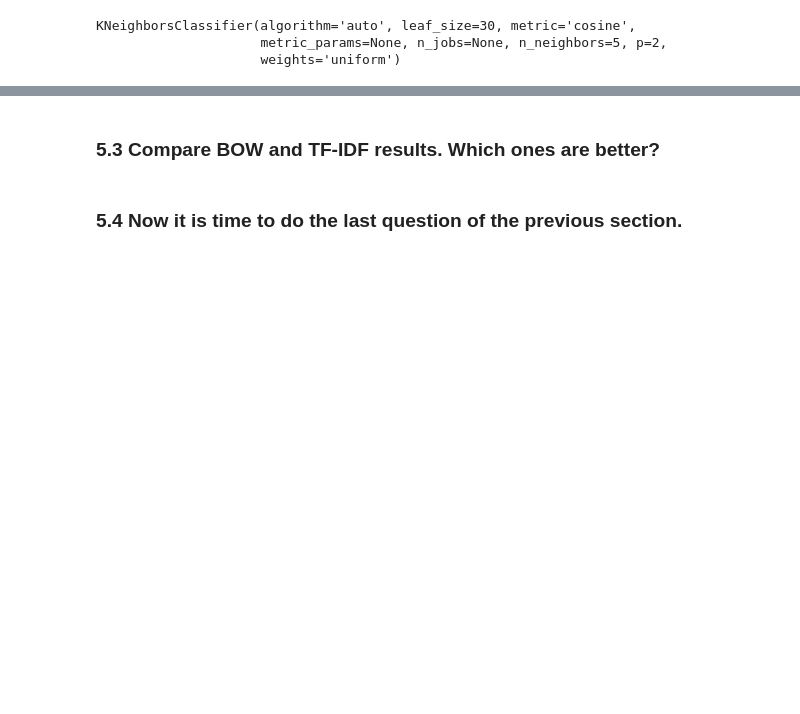
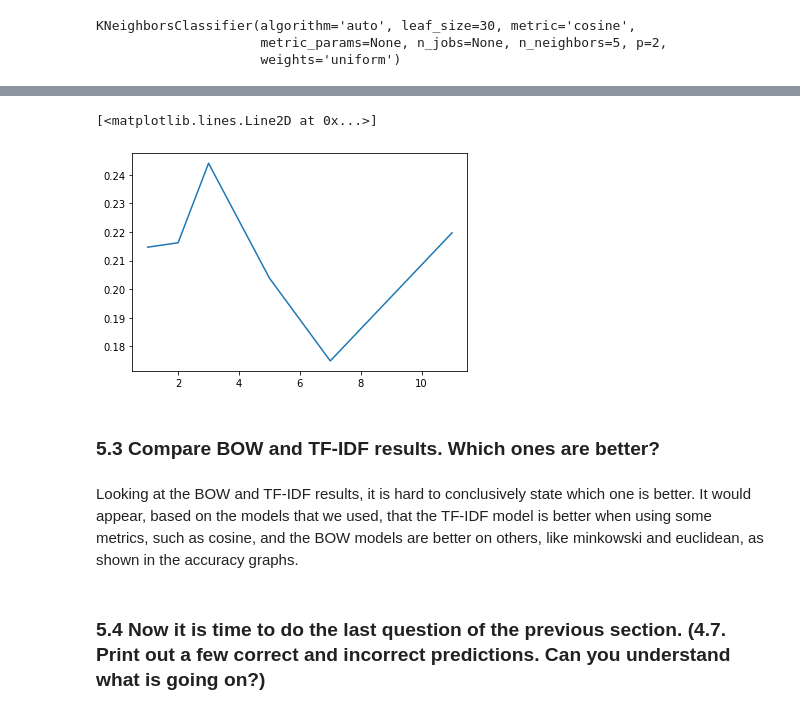
Before and after one commit to dlusion/A7INFO370, a Jupyter notebook: Assignment 7 - Text Processing.ipynb, the cells around one changed output, grey strips where cells are left out. Saved outputs shown, nothing was run; the diff lists cells and outputs as text; code cells hidden in the pictures; blank space fills up the shorter version.

```diff
--- a/Assignment 7 - Text Processing.ipynb
+++ b/Assignment 7 - Text Processing.ipynb
@@ -378,4 +381,16 @@ plt.plot(klist, accuracy)
+# %%
+klist = [1,2,3,5,7,11]
+accuracy = pd.Series(0.0, index=klist)
+for k in klist:
+    a = computeAccuracy(k, 'minkowski')
+    accuracy[k] = a
+plt.plot(klist, accuracy)
+# %% [output]
+[<matplotlib.lines.Line2D at 0x...>]
+[figure, added]
 # %% [markdown]
 ### 5.3 Compare BOW and TF-IDF results. Which ones are better?
+# %% [markdown]
+Looking at the BOW and TF-IDF results, it is hard to conclusively state which one is better. It would appear, based on the models that we used, that the TF-IDF model is better when using some metrics, such as cosine, and the BOW models are better on others, like minkowski and euclidean, as shown in the accuracy graphs.
 # %% [markdown]
-### 5.4 Now it is time to do the last question of the previous section.
+### 5.4 Now it is time to do the last question of the previous section. (4.7. Print out a few correct and incorrect predictions. Can you understand what is going on?)
```
Also changed, not shown: parts of 12 cells of this notebook.
